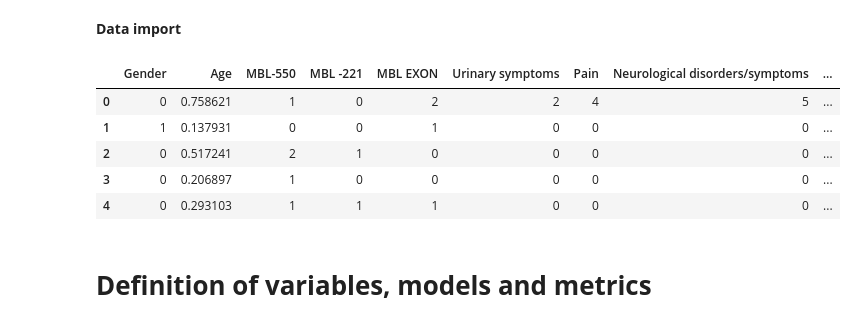
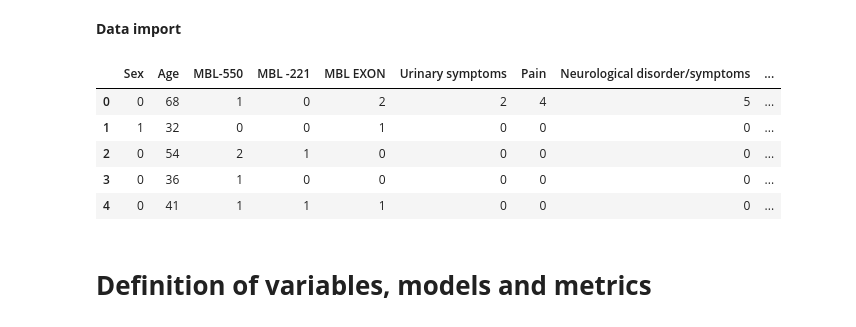
Before and after one commit to MatheusABomfim/MBL2_ML_HTLV, a Jupyter notebook: scripts/3_MEST_HTLV+MBL2+CLINICAL_Evaluation_metrics.ipynb, the cells around one changed output. Cells and saved outputs as stored; diff of their text form; code cells hidden in the pictures.

```diff
--- a/scripts/3_MEST_HTLV+MBL2+CLINICAL_Evaluation_metrics.ipynb
+++ b/scripts/3_MEST_HTLV+MBL2+CLINICAL_Evaluation_metrics.ipynb
@@ -45,38 +45,23 @@ warnings.filterwarnings("ignore", category=FutureWarning)
 # %%
 # Path to the CSV file containing the DataFrame
 combined_data_file = '..\\datasets\\df_combined.csv'
 
 # Loading the DataFrame directly from the CSV file
 df_combined = pd.read_csv(combined_data_file)
 
-# Renaming columns from Portuguese to English
-df_combined.rename(columns={
-    'Sexo': 'Gender',
-    'Idade': 'Age',
-    'MBL-550': 'MBL-550',
-    'MBL -221': 'MBL -221',
-    'MBL EXON': 'MBL EXON',
-    'Sintomas urinários': 'Urinary symptoms',
-    'Dor': 'Pain',
-    'Transtorno/sintomas neurológicos': 'Neurological disorders/symptoms'
-}, inplace=True)
-
-# Normalizando apenas a coluna "Idade"
-scaler = MinMaxScaler()
-df_combined['Age'] = scaler.fit_transform(df_combined[['Age']])
-
+# Divide dataset in train and test
 y = df_combined['HAM/TSP']  # Target variable
 X = df_combined.drop('HAM/TSP', axis=1)  # Predictor variables
 
 # Displaying the first rows of the DataFrame with the “Age” column normalized
 display(df_combined.head())
 # %% [output]
-|  | Gender | Age | MBL-550 | MBL -221 | MBL EXON | Urinary symptoms | Pain | Neurological disorders/symptoms | ... |
-| 0 | 0 | 0.758621 | 1 | 0 | 2 | 2 | 4 | 5 | ... |
-| 1 | 1 | 0.137931 | 0 | 0 | 1 | 0 | 0 | 0 | ... |
-| 2 | 0 | 0.517241 | 2 | 1 | 0 | 0 | 0 | 0 | ... |
-| 3 | 0 | 0.206897 | 1 | 0 | 0 | 0 | 0 | 0 | ... |
-| 4 | 0 | 0.293103 | 1 | 1 | 1 | 0 | 0 | 0 | ... |
+|  | Sex | Age | MBL-550 | MBL -221 | MBL EXON | Urinary symptoms | Pain | Neurological disorder/symptoms | ... |
+| 0 | 0 | 68 | 1 | 0 | 2 | 2 | 4 | 5 | ... |
+| 1 | 1 | 32 | 0 | 0 | 1 | 0 | 0 | 0 | ... |
+| 2 | 0 | 54 | 2 | 1 | 0 | 0 | 0 | 0 | ... |
+| 3 | 0 | 36 | 1 | 0 | 0 | 0 | 0 | 0 | ... |
+| 4 | 0 | 41 | 1 | 1 | 1 | 0 | 0 | 0 | ... |
 # %% [markdown]
 #  **Definition of variables, models and metrics**
 # %% [markdown]
```
Also changed, not shown: parts of 3 cells of this notebook, 2 other files.
